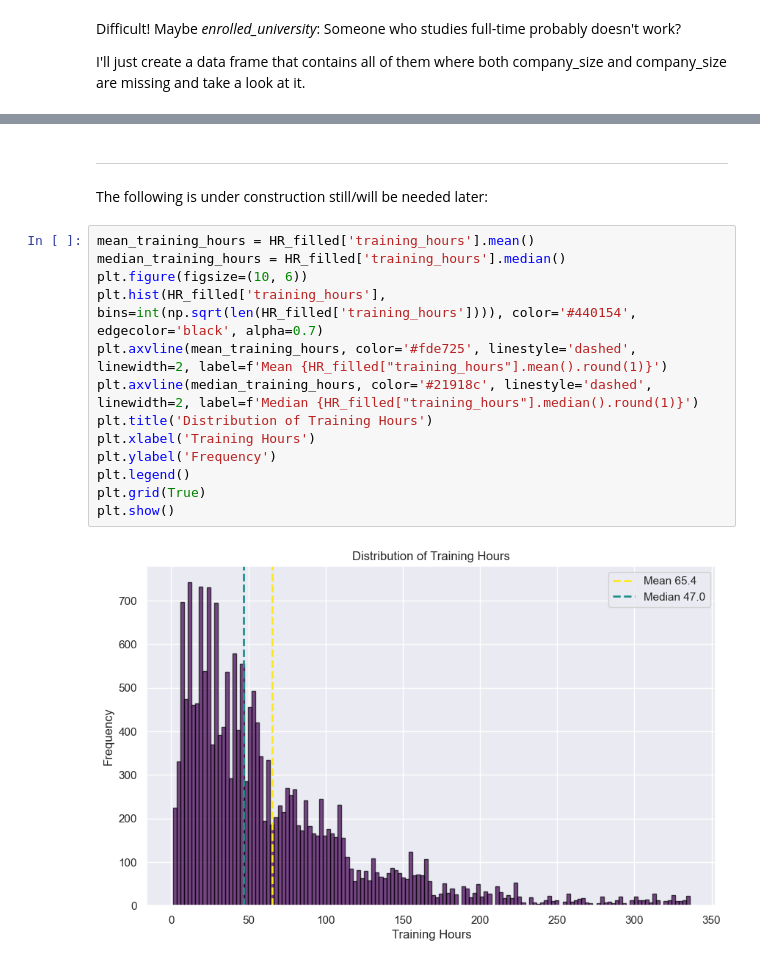
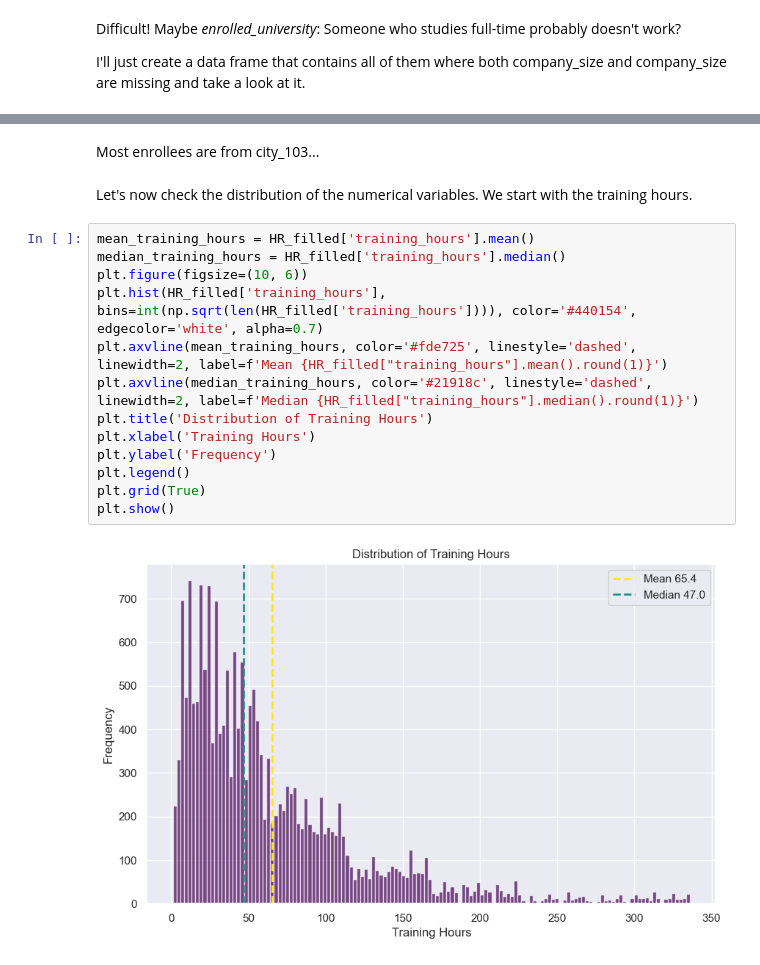
Before and after one commit to scheinmensch/HR-Analytics, a Jupyter notebook: EDA.ipynb, the cells around one changed output, grey strips where cells are left out. Saved outputs shown, nothing was run; the diff lists cells and outputs as text.

Commit message:
EDA: more plots for distributions, started with relationships

```diff
--- a/EDA.ipynb
+++ b/EDA.ipynb
@@ -320,18 +379,19 @@ I don't see a pattern that helps us understand whether MISSING in both columns i
+# %% [markdown]
+Most enrollees are from city_103...
 # %% [markdown]
-___
-The following is under construction still/will be needed later:
+Let's now check the distribution of the numerical variables. We start with the training hours.
 # %%
 mean_training_hours = HR_filled['training_hours'].mean()
 median_training_hours = HR_filled['training_hours'].median()
 plt.figure(figsize=(10, 6))
-plt.hist(HR_filled['training_hours'], bins=int(np.sqrt(len(HR_filled['training_hours']))), color='#440154', edgecolor='black', alpha=0.7)
+plt.hist(HR_filled['training_hours'], bins=int(np.sqrt(len(HR_filled['training_hours']))), color='#440154', edgecolor='white', alpha=0.7)
 plt.axvline(mean_training_hours, color='#fde725', linestyle='dashed', linewidth=2, label=f'Mean {HR_filled["training_hours"].mean().round(1)}')
 plt.axvline(median_training_hours, color='#21918c', linestyle='dashed', linewidth=2, label=f'Median {HR_filled["training_hours"].median().round(1)}')
 plt.title('Distribution of Training Hours')
 plt.xlabel('Training Hours')
 plt.ylabel('Frequency')
 plt.legend()
 plt.grid(True)
 plt.show()
 # %% [output]
-[figure, old version]
+[figure, new version]
```
Also changed, not shown: parts of 22 cells of this notebook.
